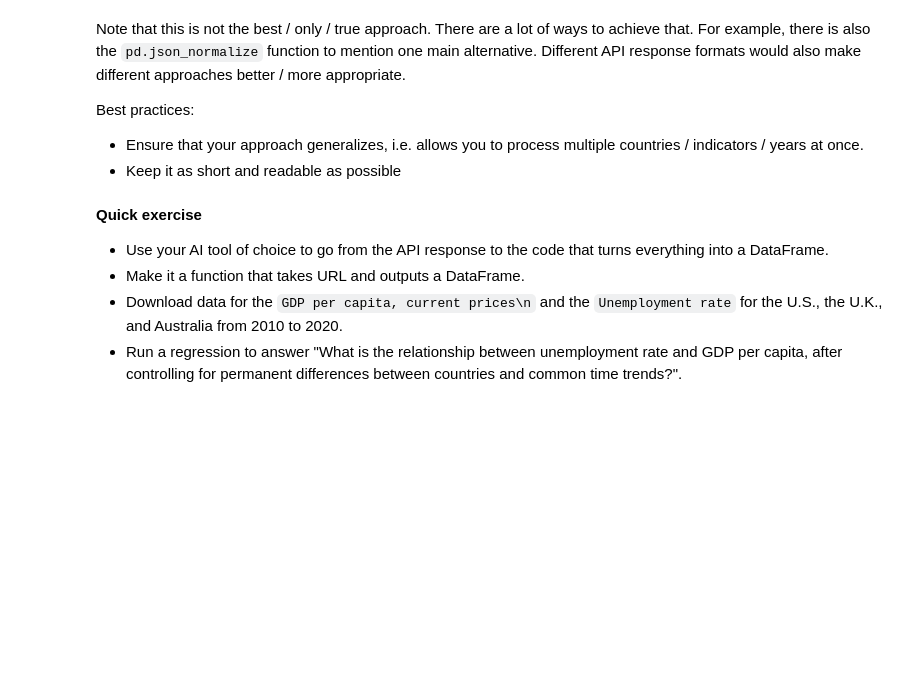
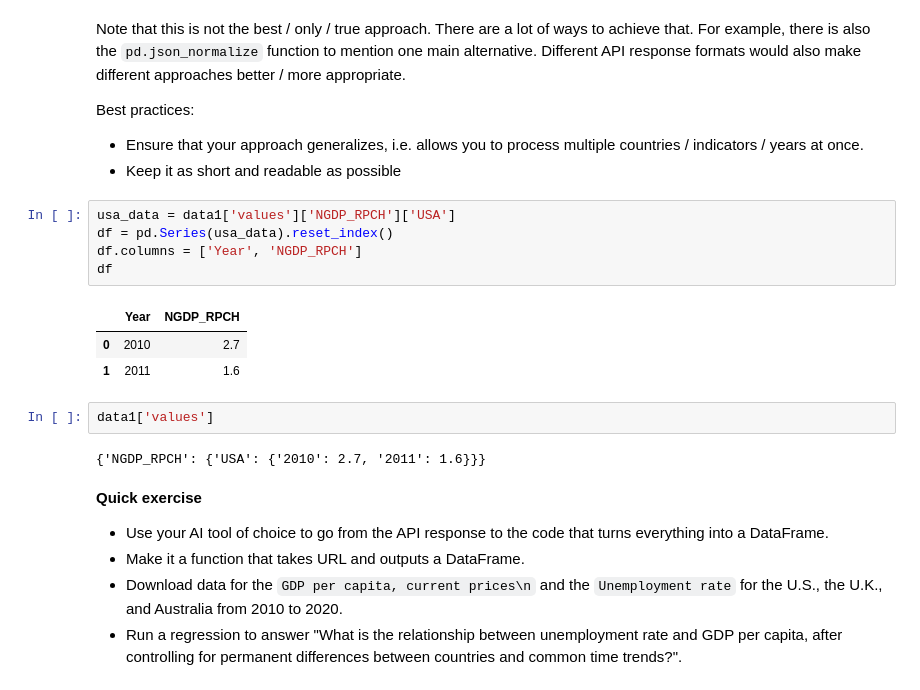
Before and after one commit to Segtanof/pyfin, a Jupyter notebook: 09_Scraping.ipynb, the cells around one changed output. Cells and saved outputs as stored; diff of their text form; blank space fills up the shorter version.

```diff
--- a/09_Scraping.ipynb
+++ b/09_Scraping.ipynb
@@ -127,6 +184,19 @@ Note that this is not the best / only / true approach. There are a lot of ways t
 Best practices:
 - Ensure that your approach generalizes, i.e. allows you to process multiple countries / indicators / years at once.
 - Keep it as short and readable as possible
+# %%
+usa_data = data1['values']['NGDP_RPCH']['USA']
+df = pd.Series(usa_data).reset_index()
+df.columns = ['Year', 'NGDP_RPCH']
+df
+# %% [output]
+|  | Year | NGDP_RPCH |
+| 0 | 2010 | 2.7 |
+| 1 | 2011 | 1.6 |
+# %%
+data1['values']
+# %% [output]
+{'NGDP_RPCH': {'USA': {'2010': 2.7, '2011': 1.6}}}
 # %% [markdown]
 **Quick exercise**
 - Use your AI tool of choice to go from the API response to the code that turns everything into a DataFrame.
```
Also changed, not shown: parts of 32 cells of this notebook, 2 other files.
